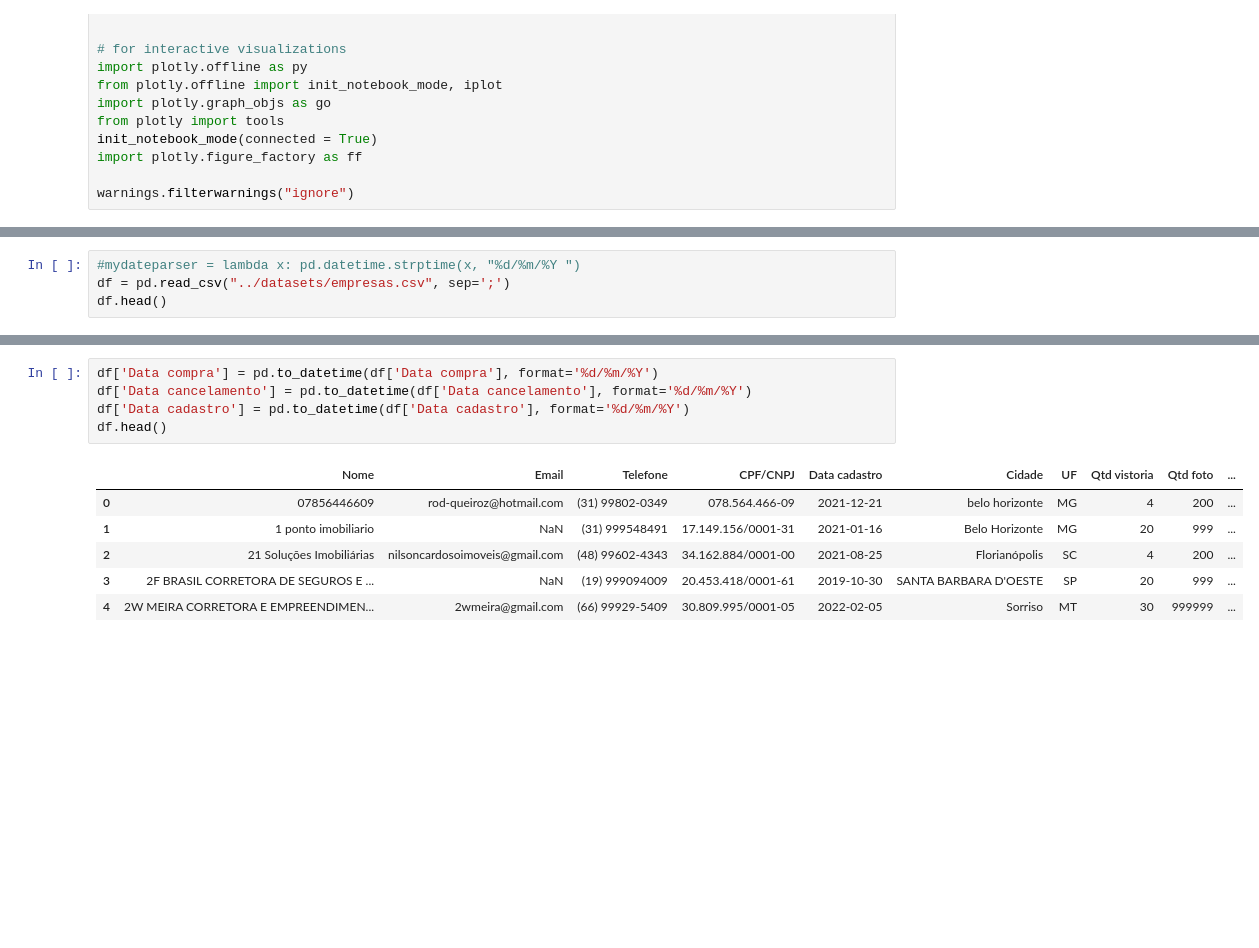
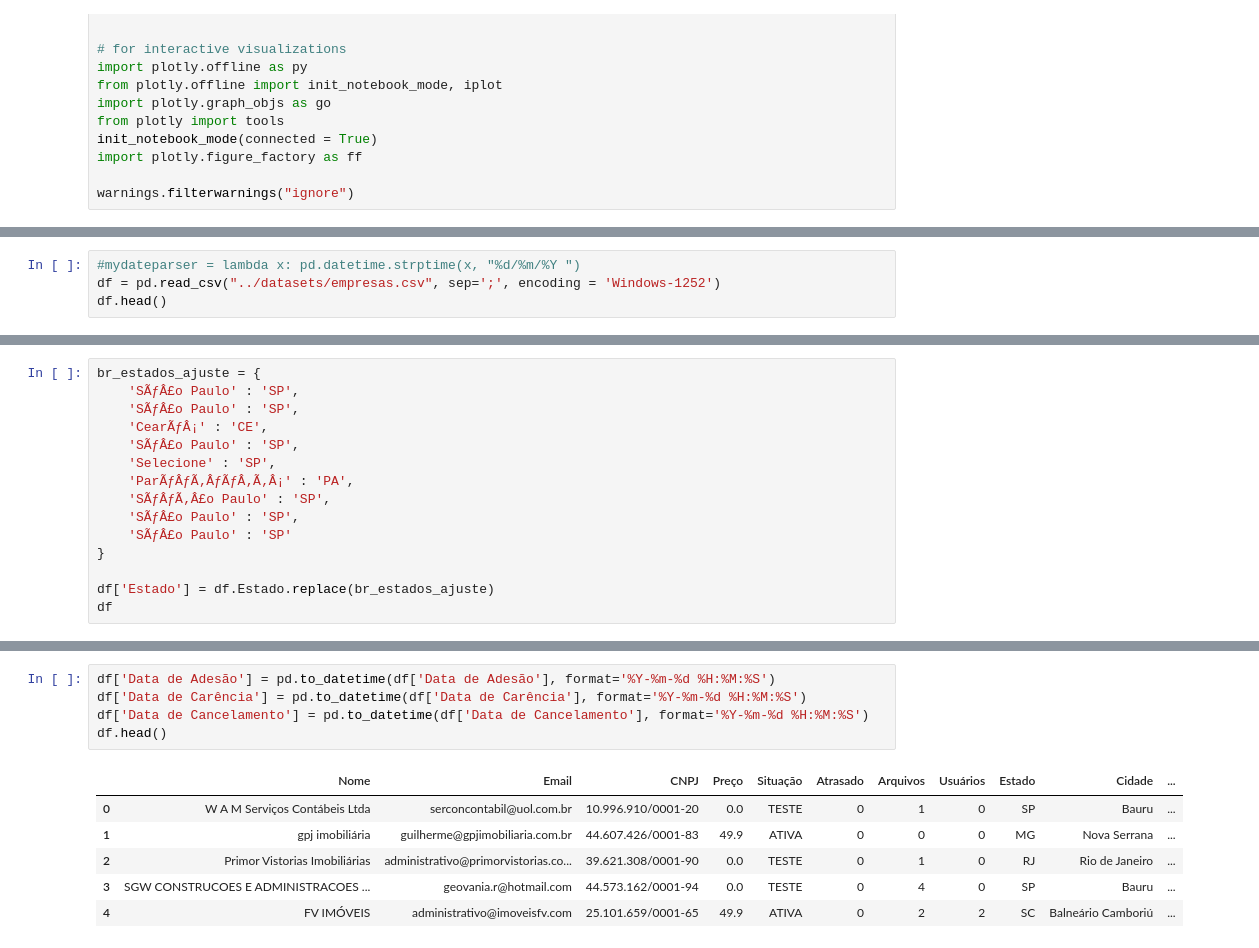
Before and after one commit to arnaldocavalcanti/dash-fast4sign, a Jupyter notebook: dash-fast/notebooks/gera_arq_empresas_situacao_geral.ipynb, the cells around one changed output, grey strips where cells are left out. Drawn from its saved outputs; the diff is of its cells as text; blank space fills up the shorter version.

```diff
--- a/dash-fast/notebooks/gera_arq_empresas_situacao_geral.ipynb
+++ b/dash-fast/notebooks/gera_arq_empresas_situacao_geral.ipynb
@@ -26,5 +34,5 @@ warnings.filterwarnings("ignore")
 # %%
 #mydateparser = lambda x: pd.datetime.strptime(x, "%d/%m/%Y ")
-df = pd.read_csv("../datasets/empresas.csv", sep=';')
+df = pd.read_csv("../datasets/empresas.csv", sep=';', encoding = 'Windows-1252')
 df.head()
 # %% [output]
@@ -36,0 +93,15 @@ df.head()
+# %%
+br_estados_ajuste = {
+    'SÃƒÂ£o Paulo' : 'SP',
+    'SÃƒÂ£o Paulo' : 'SP',
+    'CearÃƒÂ¡' : 'CE',
+    'SÃƒÂ£o Paulo' : 'SP',
+    'Selecione' : 'SP',
+    'ParÃƒÂƒÃ‚ÂƒÃƒÂ‚Ã‚Â¡' : 'PA',
+    'SÃƒÂƒÃ‚Â£o Paulo' : 'SP',
+    'SÃƒÂ£o Paulo' : 'SP',
+    'SÃƒÂ£o Paulo' : 'SP'
+}
+
+df['Estado'] = df.Estado.replace(br_estados_ajuste)
+df
@@ -37,12 +162,12 @@ df.head()
 # %%
-df['Data compra'] = pd.to_datetime(df['Data compra'], format='%d/%m/%Y')
-df['Data cancelamento'] = pd.to_datetime(df['Data cancelamento'], format='%d/%m/%Y')
-df['Data cadastro'] = pd.to_datetime(df['Data cadastro'], format='%d/%m/%Y')
+df['Data de Adesão'] = pd.to_datetime(df['Data de Adesão'], format='%Y-%m-%d %H:%M:%S')
+df['Data de Carência'] = pd.to_datetime(df['Data de Carência'], format='%Y-%m-%d %H:%M:%S')
+df['Data de Cancelamento'] = pd.to_datetime(df['Data de Cancelamento'], format='%Y-%m-%d %H:%M:%S')
 df.head()
 # %% [output]
-|  | Nome | Email | Telefone | CPF/CNPJ | Data cadastro | Cidade | UF | Qtd vistoria | Qtd foto | ... |
-| 0 | 07856446609 | rod-queiroz@hotmail.com | (31) 99802-0349 | 078.564.466-09 | 2021-12-21 | belo horizonte | MG | 4 | 200 | ... |
-| 1 | 1 ponto imobiliario | NaN | (31) 999548491 | 17.149.156/0001-31 | 2021-01-16 | Belo Horizonte | MG | 20 | 999 | ... |
-| 2 | 21 Soluções Imobiliárias | nilsoncardosoimoveis@gmail.com | (48) 99602-4343 | 34.162.884/0001-00 | 2021-08-25 | Florianópolis | SC | 4 | 200 | ... |
-| 3 | 2F BRASIL CORRETORA DE SEGUROS E ... | NaN | (19) 999094009 | 20.453.418/0001-61 | 2019-10-30 | SANTA BARBARA D'OESTE | SP | 20 | 999 | ... |
-| 4 | 2W MEIRA CORRETORA E EMPREENDIMEN... | 2wmeira@gmail.com | (66) 99929-5409 | 30.809.995/0001-05 | 2022-02-05 | Sorriso | MT | 30 | 999999 | ... |
+|  | Nome | Email | CNPJ | Preço | Situação | Atrasado | Arquivos | Usuários | Estado | Cidade | ... |
+| 0 | W A M Serviços Contábeis Ltda | serconcontabil@uol.com.br | 10.996.910/0001-20 | 0.0 | TESTE | 0 | 1 | 0 | SP | Bauru | ... |
+| 1 | gpj imobiliária | guilherme@gpjimobiliaria.com.br | 44.607.426/0001-83 | 49.9 | ATIVA | 0 | 0 | 0 | MG | Nova Serrana | ... |
+| 2 | Primor Vistorias Imobiliárias | administrativo@primorvistorias.co... | 39.621.308/0001-90 | 0.0 | TESTE | 0 | 1 | 0 | RJ | Rio de Janeiro | ... |
+| 3 | SGW CONSTRUCOES E ADMINISTRACOES ... | geovania.r@hotmail.com | 44.573.162/0001-94 | 0.0 | TESTE | 0 | 4 | 0 | SP | Bauru | ... |
+| 4 | FV IMÓVEIS | administrativo@imoveisfv.com | 25.101.659/0001-65 | 49.9 | ATIVA | 0 | 2 | 2 | SC | Balneário Camboriú | ... |
```
Also changed, not shown: parts of 9 cells of this notebook.
